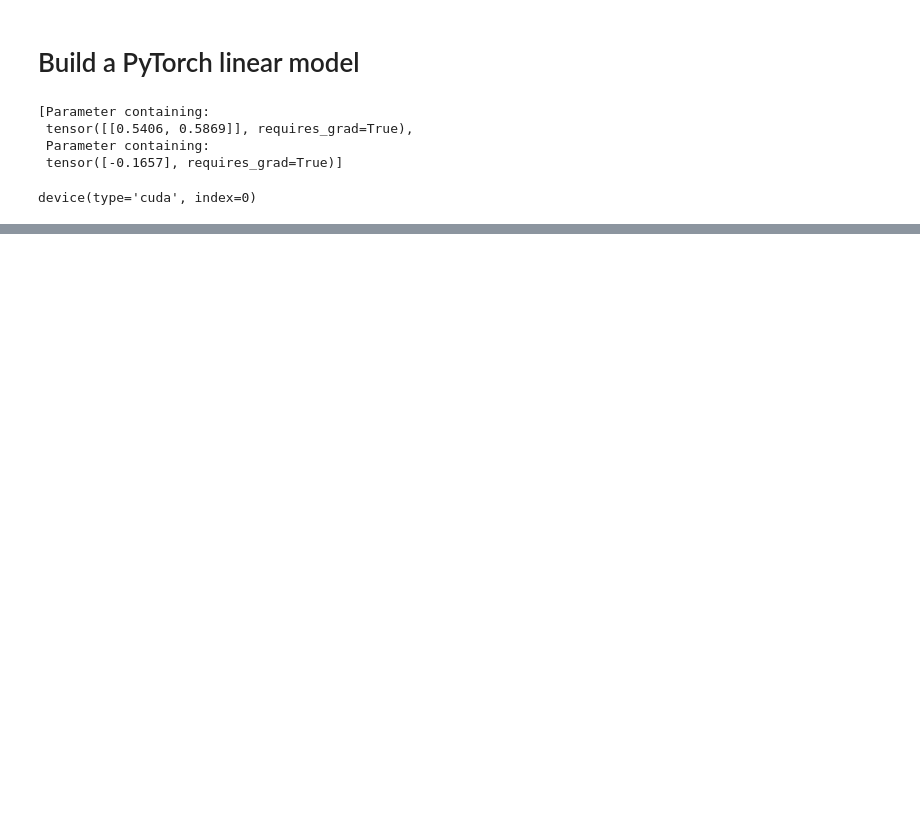
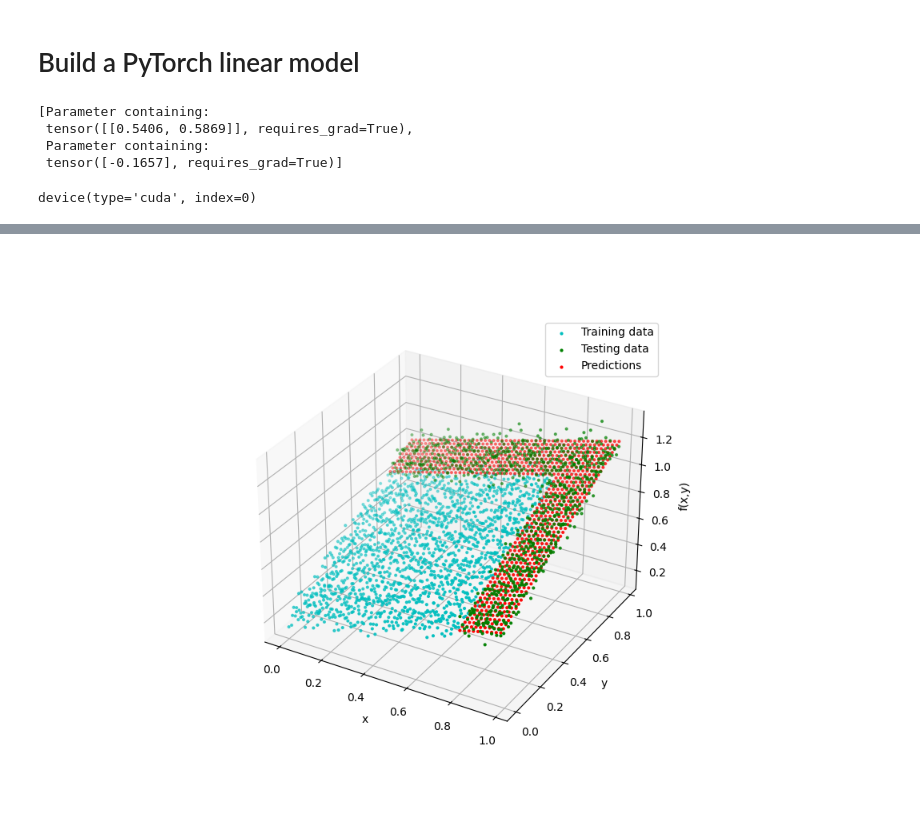
Before and after one commit to YossefM1/LearningPytorch, a Jupyter notebook: WorkFlow/YMelamedProject.ipynb, the cells around one changed output, grey strips where cells are left out. Saved outputs shown, nothing was run; the diff lists cells and outputs as text; code cells hidden in the pictures; blank space fills up the shorter version.

Commit message:
add the plot of the prediction such that it be visiual in GitHub

```diff
--- a/WorkFlow/YMelamedProject.ipynb
+++ b/WorkFlow/YMelamedProject.ipynb
@@ -295,14 +295,16 @@ Epoch: 490 | Loss: 0.03976663202047348 | Test loss: 0.03887338563799858
 # %%
-# Check out our model prediction visually
-# %matplotlib widget
-# plot_predictions_3d(
-#     X_train.cpu(), Y_train.cpu(), f_train.cpu(),
-#     X_test.cpu(),  Y_test.cpu(),  f_test.cpu(),
-#     predictions=test_pred.squeeze(1).cpu()
-# )
+#Check out our model prediction visually
+%matplotlib widget
+plot_predictions_3d(
+    X_train.cpu(), Y_train.cpu(), f_train.cpu(),
+    X_test.cpu(),  Y_test.cpu(),  f_test.cpu(),
+    predictions=test_pred.squeeze(1).cpu()
+)
 
 plot_predictions_3d_plotly(
     X_train.cpu(), Y_train.cpu(), f_train.cpu(),
     X_test.cpu(),  Y_test.cpu(),  f_test.cpu(),
     predictions=test_pred.squeeze(1).cpu()
 )
+# %% [output]
+[figure, added]
```
Also changed, not shown: parts of 3 cells of this notebook.
